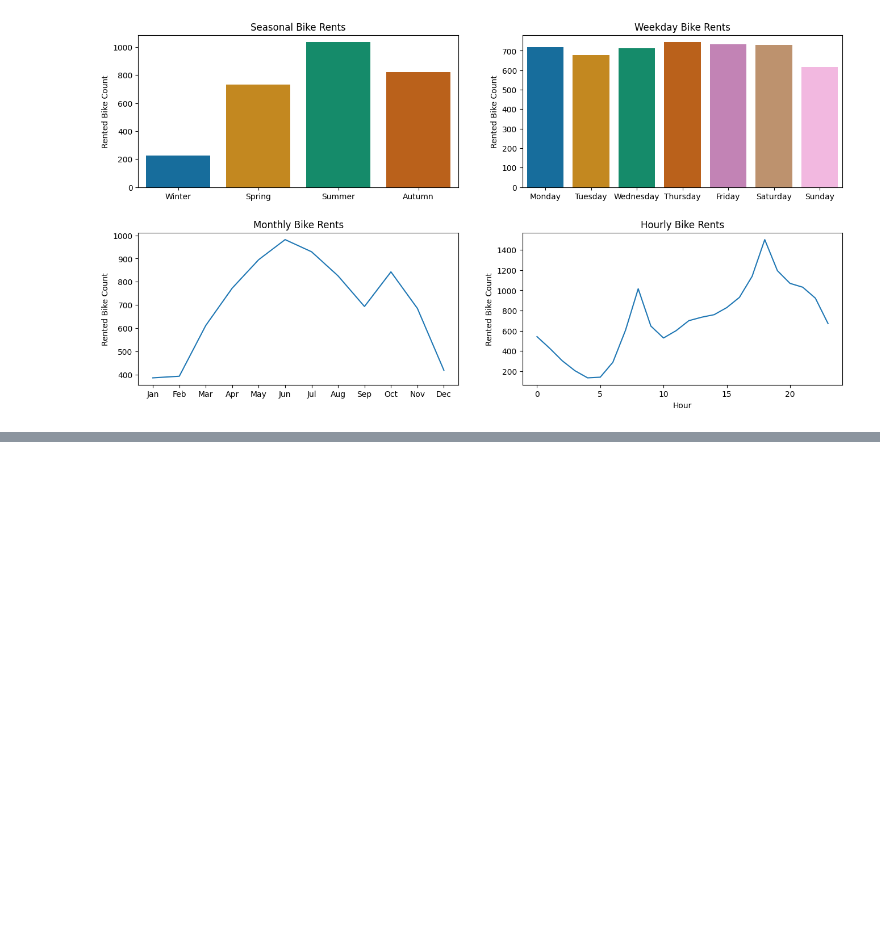
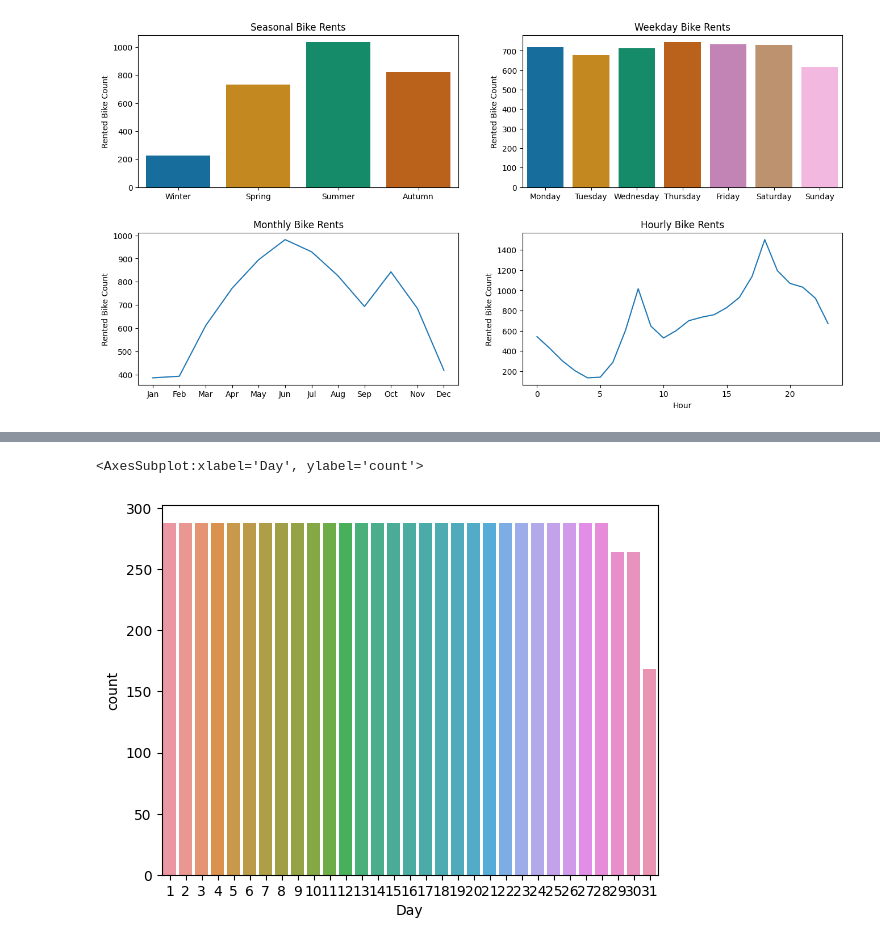
Before and after one commit to Gaurav065/Python, a Jupyter notebook: EDA/Seol_bike_data.ipynb, the cells around one changed output, grey strips where cells are left out. Drawn from its saved outputs; the diff is of its cells as text; code cells hidden in the pictures; blank space fills up the shorter version.

```diff
--- a/EDA/Seol_bike_data.ipynb
+++ b/EDA/Seol_bike_data.ipynb
@@ -117,3 +141,8 @@ From this graph it is clearly visisble that there Is slow rise in the count of r
 
 ***Hourly Bike Rents***
 By taking a look at this graph it can be clearly seen that there is a sharp rise in the mornung hours that is between 6 to 10 and evening hours 4pm to 7 pm. It can be deducted from this graph that the maximum rented bikes are used by students and employees who commute from home to their respective destinations in the morning and vice versa in the evening.
+# %%
+sf['Year'] = sf['Date'].dt.year
+sf['Month'] = sf['Date'].dt.month
+sf['Day'] = sf['Date'].dt.day
+sf.tail()
@@ -119,0 +156,7 @@ By taking a look at this graph it can be clearly seen that there is a sharp rise
+# %%
+sf.columns=sf.columns.str.replace(r"\(.*\)","").str.strip().str.replace(" ",'_')
+# %%
+sns.countplot(x="Day", data=sf)
+# %% [output]
+<AxesSubplot:xlabel='Day', ylabel='count'>
+[figure, added]
```
Also changed, not shown: parts of 31 cells of this notebook.
